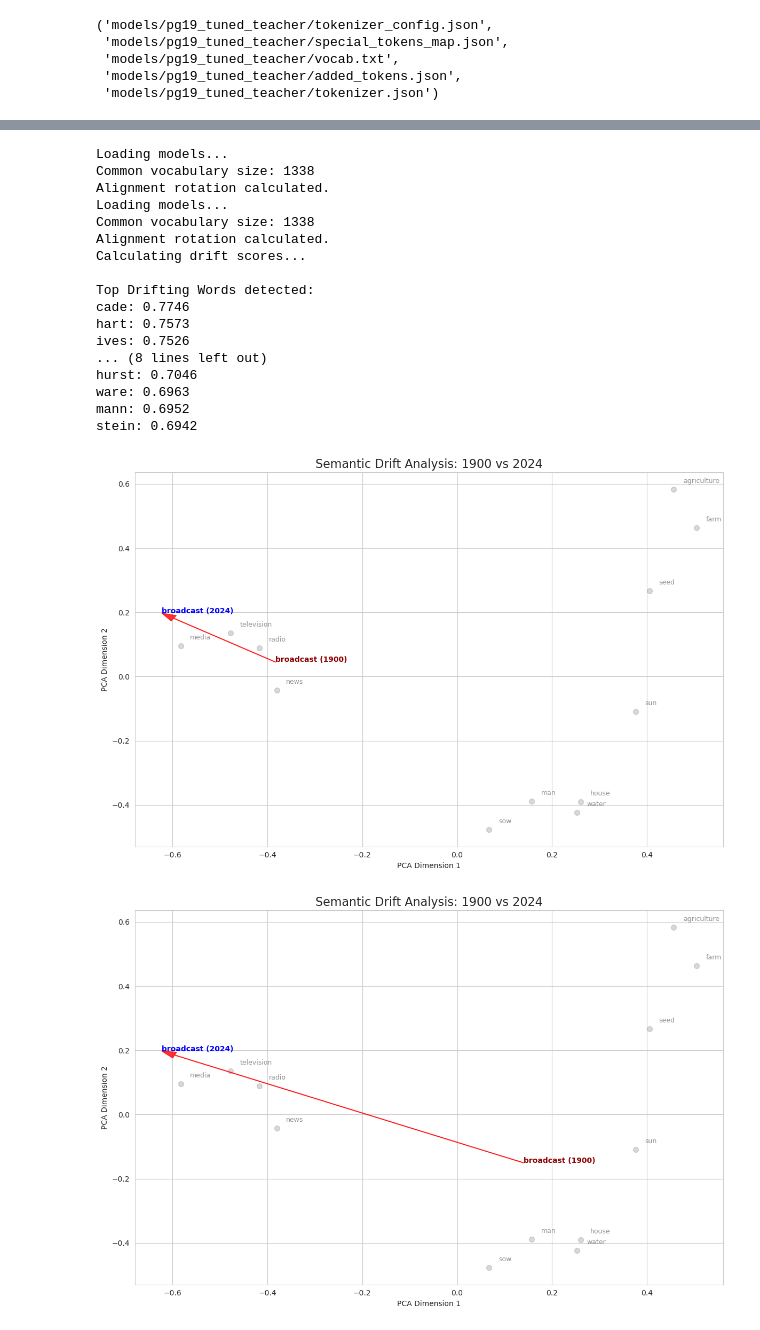
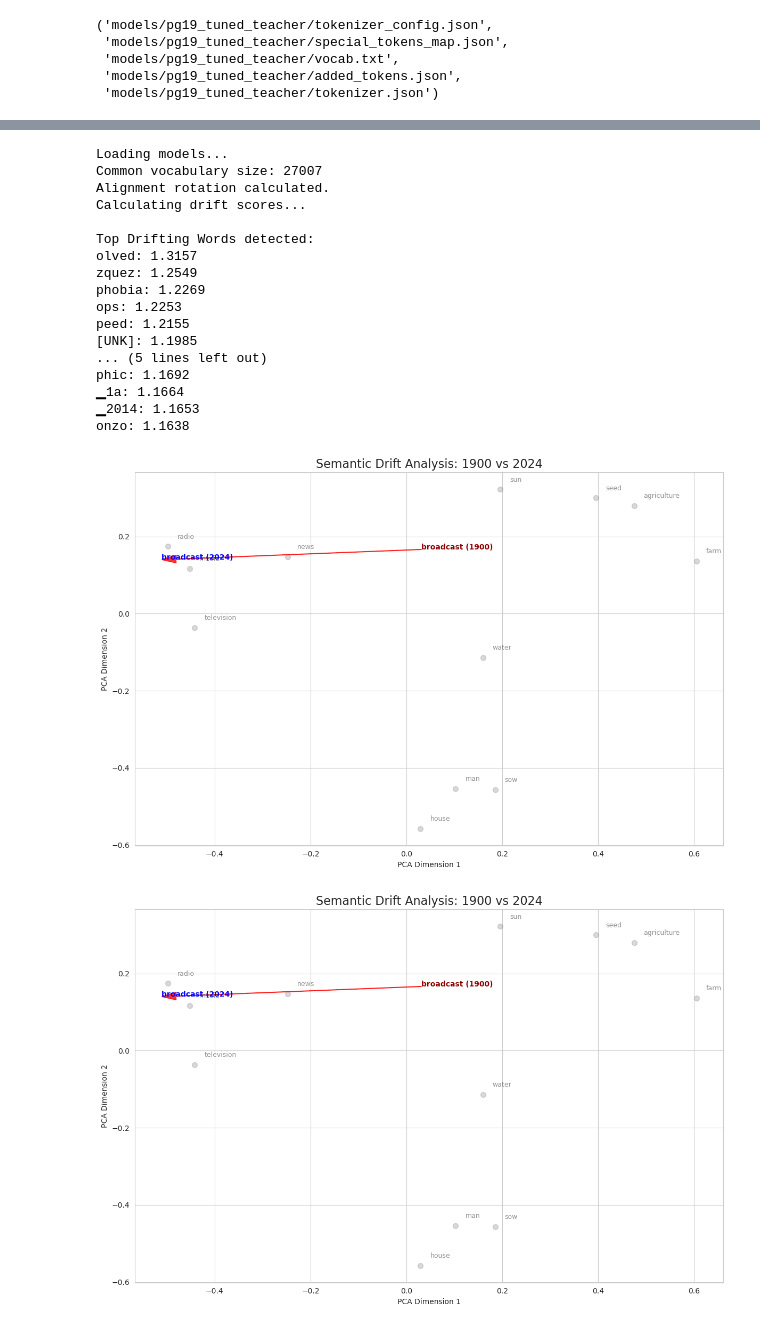
Before and after one commit to MarkusStefan/Semantic-Embedding-Evolution, a Jupyter notebook: notebooks/exp2.ipynb, the cells around one changed output, grey strips where cells are left out. Cells and saved outputs as stored; diff of their text form; code cells hidden in the pictures.

Commit message:
update model2vec exps

```diff
--- a/notebooks/exp2.ipynb
+++ b/notebooks/exp2.ipynb
@@ -316,7 +544,10 @@ from scipy.spatial.distance import cosine
 
 # --- CONFIGURATION ---
 MODERN_PATH = "minishlab/potion-base-8m" # Or your distilled modern base
+MODERN_PATH = "models/all-MiniLM-L6-v2_static" # Or your distilled modern base
 PG19_PATH = "models/pg19_static_final"   # Your trained model
+PG19_PATH = "models/pg19_scratch_static_final"   # Your trained model
+PG19_PATH = "models/pg19_aggressive_static_final"   # Your trained model
 
 # Words to ignore (stopwords/punctuation) for drift calculation
 IGNORE_LIST = set(["the", "of", "and", "to", "a", "in", "is", "it", "that", "i", "unused"])
@@ -453,34 +684,34 @@ anchors = ["seed", "farm", "agriculture", "sow", # 1900 context
 plot_semantic_trajectory(mod_mod, mod_old, Rotation, target, anchors)
 # %% [output]
 Loading models...
-Common vocabulary size: 1338
-Alignment rotation calculated.
-Loading models...
-Common vocabulary size: 1338
+Common vocabulary size: 27007
 Alignment rotation calculated.
 Calculating drift scores...
 
 Top Drifting Words detected:
-cade: 0.7746
-hart: 0.7573
-ives: 0.7526
-... (8 lines left out)
-hurst: 0.7046
-ware: 0.6963
-mann: 0.6952
-stein: 0.6942
+olved: 1.3157
+zquez: 1.2549
+phobia: 1.2269
+ops: 1.2253
+peed: 1.2155
+[UNK]: 1.1985
+... (5 lines left out)
+phic: 1.1692
+▁1a: 1.1664
+▁2014: 1.1653
+onzo: 1.1638
-[figure, old version]
+[figure, new version]
 # %%
 # 3. VISUALIZATION
 # Choose a word that shifted, and anchors that represent its two possible meanings.
 target = ["broadcast"]
 anchors = ["seed", "farm", "agriculture", "sow", # 1900 context
            "radio", "television", "media", "news", # 2024 context
            "water", "sun", "man", "house"] # Neutral controls
 
-plot_semantic_trajectory(mod_modern, mod_pg19, Rotation, target, anchors)
+plot_semantic_trajectory(mod_mod, mod_old, Rotation, target, anchors)
 # %% [output]
-[figure, old version]
+[figure, new version]
 # %%
 target = ["gay"]
 anchors = [
```
Also changed, not shown: parts of 23 cells of this notebook.
